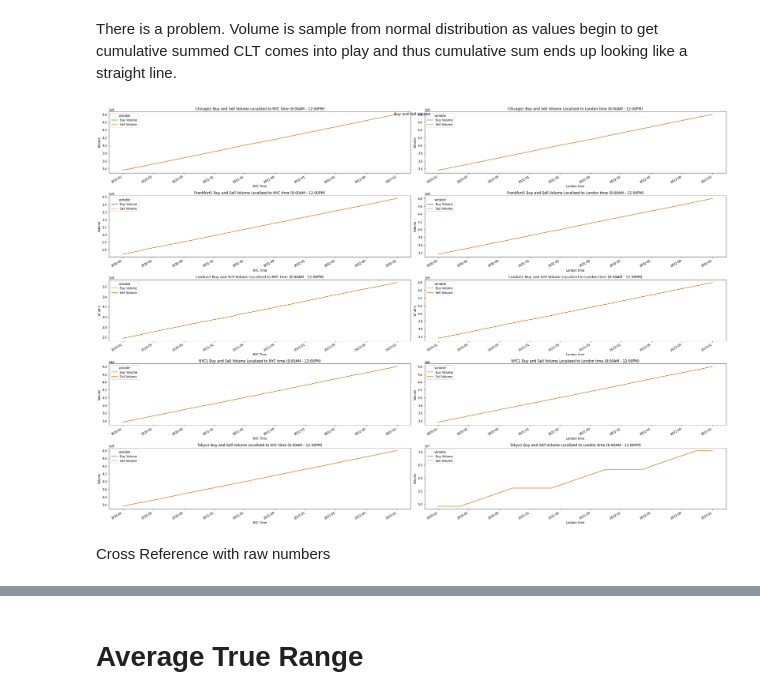
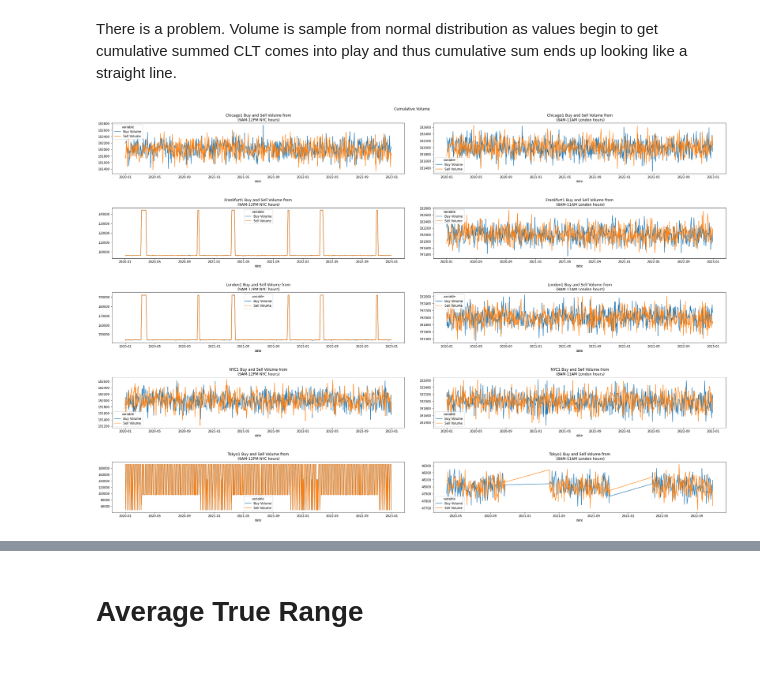
Before and after one commit to diegodalvarez/SyntheticFuturesAnalysis, a Jupyter notebook: notebook/CumulativeStats.ipynb, the cells around one changed output, grey strips where cells are left out. Saved outputs shown, nothing was run; the diff lists cells and outputs as text; code cells hidden in the pictures; blank space fills up the shorter version.

```diff
--- a/notebook/CumulativeStats.ipynb
+++ b/notebook/CumulativeStats.ipynb
@@ -231,0 +201,18 @@ contracts = df_london_input.contract_name.drop_duplicates().to_list()
+# %%
+min_year = 2020
+df_nyc_vol = (df_raw.query(
+    "market_hour == 'open'")
+    [["contract_name", "nyc_time", "buy_vol", "sell_vol"]].
+    assign(
+        date = lambda x: x.nyc_time.dt.date,
+        hour = lambda x: x.nyc_time.dt.hour,
+        year = lambda x: x.nyc_time.dt.year).
+    query("year >= @min_year & hour >= 9 & hour <= 12").
+    drop(columns = ["hour", "year", "nyc_time"]).
+    melt(id_vars = ["contract_name", "date"]).
+    query("value != 0").
+    groupby(["contract_name", "date", "variable"]).
+    agg("sum").
+    reset_index().
+    pivot(index = ["contract_name", "date"], columns = ["variable"], values = "value").
+    reset_index())
@@ -232,44 +242,32 @@ contracts = df_london_input.contract_name.drop_duplicates().to_list()
 # %%
+contracts = df_london_vol.contract_name.drop_duplicates().to_list()
 fig, axes = plt.subplots(ncols = 2, nrows = len(contracts), figsize = (30,20))
+
 for i, contract in enumerate(contracts):
 
     (df_nyc_vol.query(
         "contract_name == @contract").
         drop(columns = ["contract_name"]).
-        assign(year = lambda x: x.nyc_time.dt.year).
-        query("year >= @min_year").
-        drop(columns = ["year"]).
-        pivot(index = "nyc_time", columns = "variable", values = "value").
+        set_index("date").
         rename(columns = {
             "buy_vol": "Buy Volume",
             "sell_vol": "Sell Volume"}).
         plot(
             ax = axes[i,0],
-            xlabel = "NYC Time",
-            ylabel = "Volume",
-            title = "{} Buy and Sell Volume Localized to NYC time (8:00AM - 12:00PM)".format(
-                contract)))
+            title = "{} Buy and Sell Volume from\n (9AM-12PM NYC hours)".format(contract)))
 
     (df_london_vol.query(
         "contract_name == @contract").
         drop(columns = ["contract_name"]).
-        assign(year = lambda x: x.london_time.dt.year).
-        query("year >= @min_year").
-        drop(columns = ["year"]).
-        pivot(index = "london_time", columns = "variable", values = "value").
+        set_index("date").
         rename(columns = {
             "buy_vol": "Buy Volume",
             "sell_vol": "Sell Volume"}).
         plot(
             ax = axes[i,1],
-            xlabel = "London time",
-            ylabel = "Volume",
-            title = "{} Buy and Sell Volume Localized to London time (8:00AM - 12:00PM)".format(
-                contract)))
+            title = "{} Buy and Sell Volume from\n (8AM-11AM London hours)".format(contract)))
 
-fig.suptitle("Buy and Sell Volume")
-plt.tight_layout()
+fig.suptitle("Cumulative Volume")
+plt.tight_layout(pad = 5)
 # %% [output]
-[figure, old version]
+[figure, new version]
-# %% [markdown]
-Cross Reference with raw numbers
```
Also changed, not shown: parts of 7 cells of this notebook.
